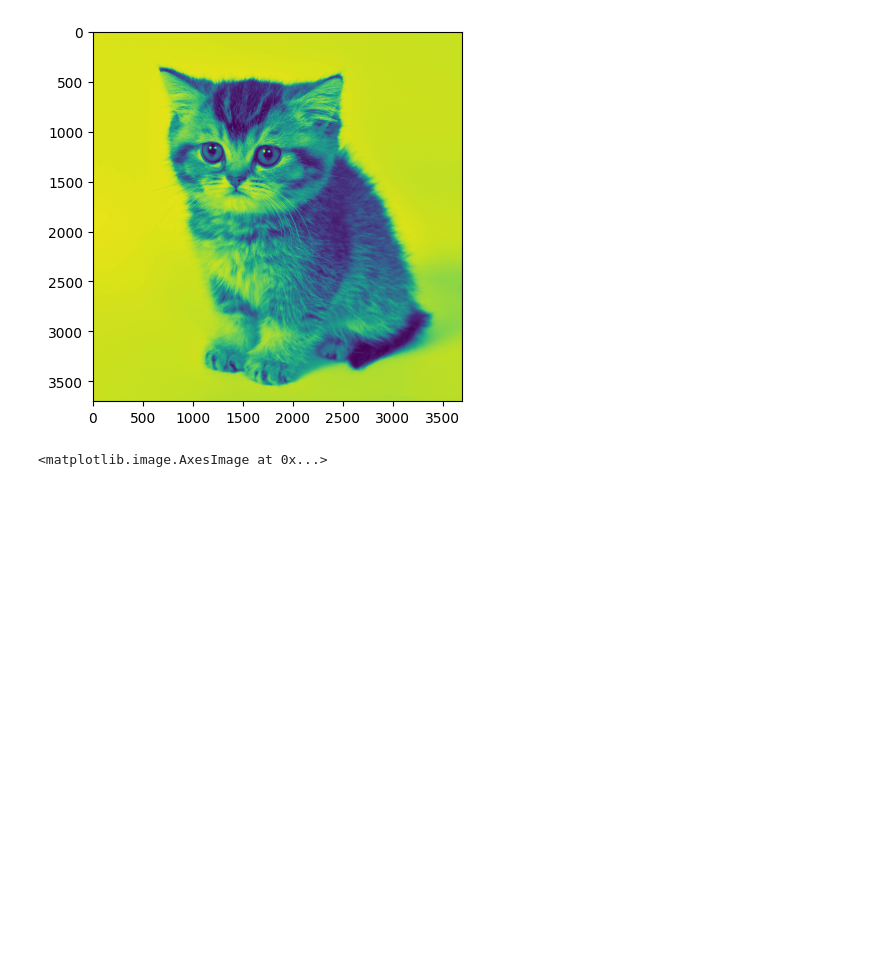
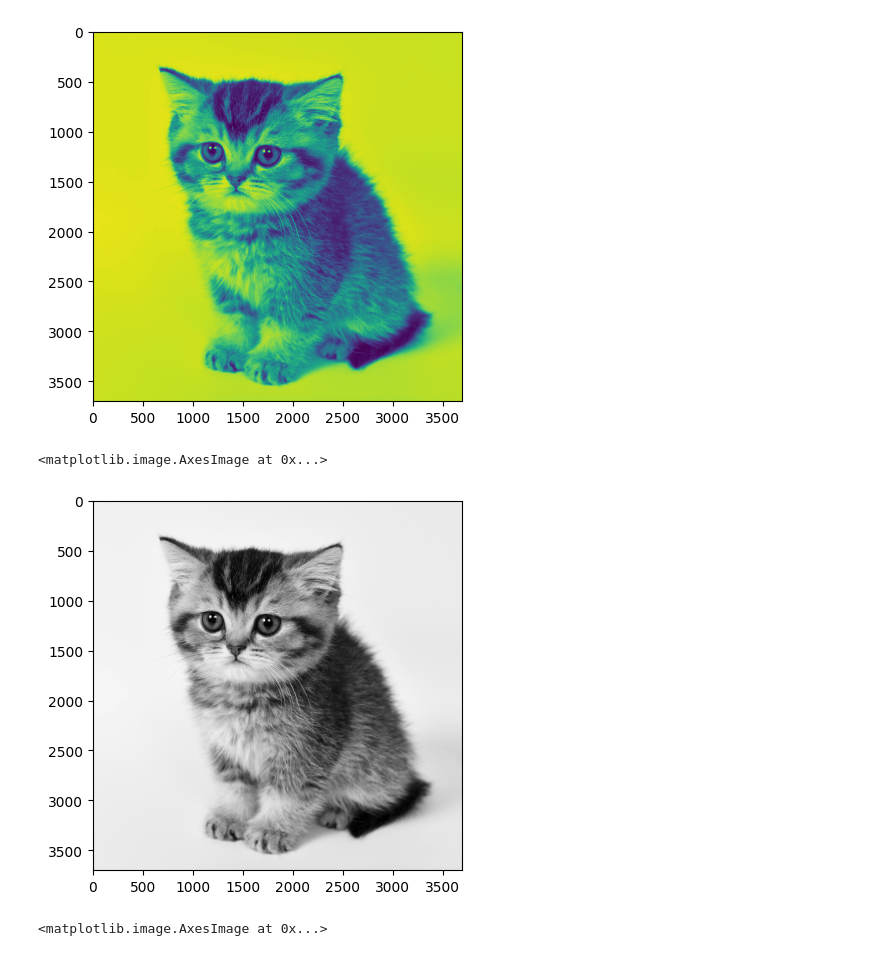
Before and after one commit to aminyG/PCVK_Ganjil_2023, a Jupyter notebook: Week2.ipynb, the cells around one changed output. Cells and saved outputs as stored; diff of their text form; code cells hidden in the pictures; blank space fills up the shorter version.

```diff
--- a/Week2.ipynb
+++ b/Week2.ipynb
@@ -31,6 +31,11 @@ plt.imshow(img_gray)
 # %% [output]
 <matplotlib.image.AxesImage at 0x...>
 [figure]
+# %%
+plt.imshow(img_gray, cmap='gray')
+# %% [output]
+<matplotlib.image.AxesImage at 0x...>
+[figure, added]
 # %%
 plt.imshow(img_gray, cmap='magma')
 # %% [output]
```
Also changed, not shown: parts of 5 cells of this notebook.
